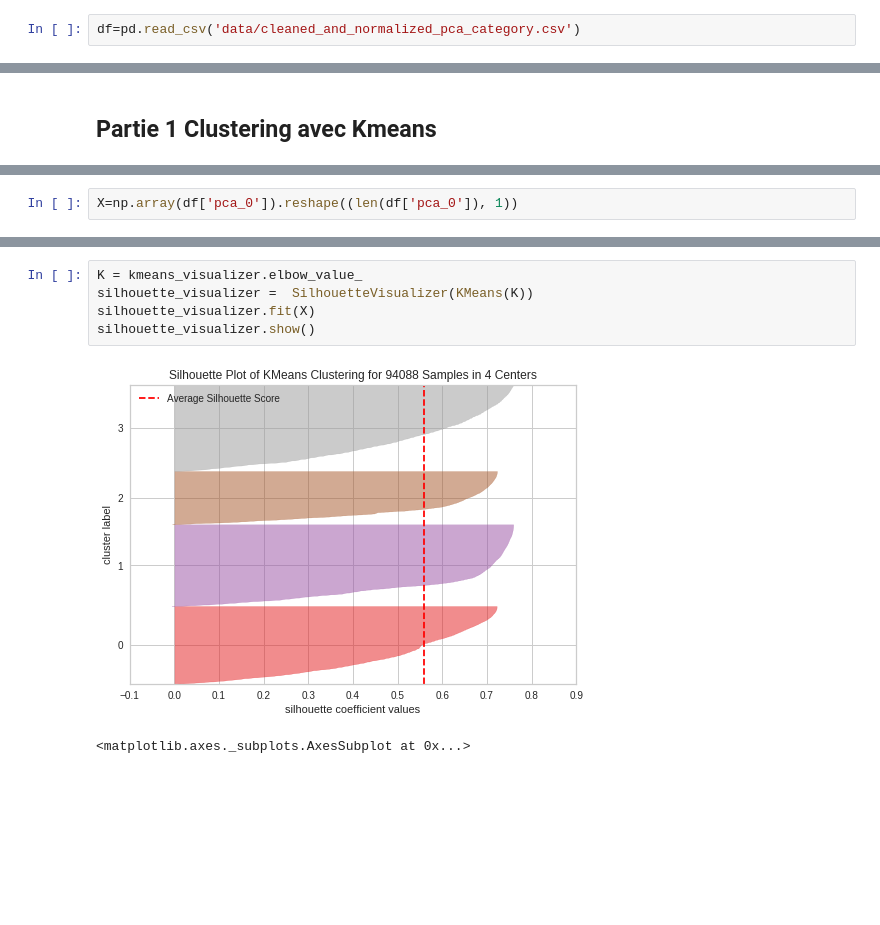
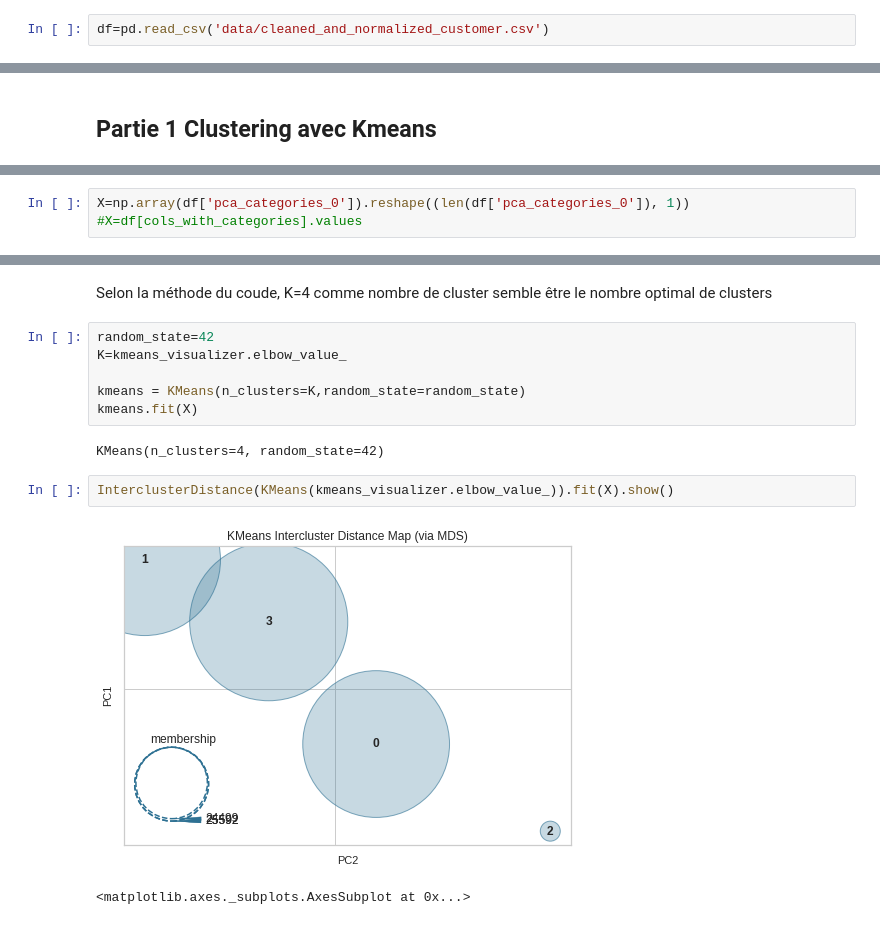
Before and after one commit to hoochycoochie/p5ml, a Jupyter notebook: DIOP_Amadou_2_notebook_essai_092022.ipynb, the cells around one changed output, grey strips where cells are left out. Cells and saved outputs as stored; diff of their text form; blank space fills up the shorter version.

```diff
--- a/DIOP_Amadou_2_notebook_essai_092022.ipynb
+++ b/DIOP_Amadou_2_notebook_essai_092022.ipynb
@@ -7,2 +8,2 @@ from sklearn.cluster import KMeans
 # %%
-df=pd.read_csv('data/cleaned_and_normalized_pca_category.csv')
+df=pd.read_csv('data/cleaned_and_normalized_customer.csv')
@@ -35,5 +57,6 @@ df.head()
 # %%
-X=np.array(df['pca_0']).reshape((len(df['pca_0']), 1))
+X=np.array(df['pca_categories_0']).reshape((len(df['pca_categories_0']), 1))
+#X=df[cols_with_categories].values
 # %%
 
 kmeans_visualizer = KElbowVisualizer(KMeans(),K=(2,6))
@@ -44,9 +67,16 @@ kmeans_visualizer.show()
 <matplotlib.axes._subplots.AxesSubplot at 0x...>
+# %% [markdown]
+Selon la méthode du coude, K=4 comme nombre de cluster semble être le nombre optimal de clusters
+# %%
+random_state=42
+K=kmeans_visualizer.elbow_value_
+
+kmeans = KMeans(n_clusters=K,random_state=random_state)
+kmeans.fit(X)
+# %% [output]
+KMeans(n_clusters=4, random_state=42)
 # %%
-K = kmeans_visualizer.elbow_value_
-silhouette_visualizer =  SilhouetteVisualizer(KMeans(K))
-silhouette_visualizer.fit(X)
-silhouette_visualizer.show()
+InterclusterDistance(KMeans(kmeans_visualizer.elbow_value_)).fit(X).show()
 # %% [output]
-[figure, old version]
+[figure, new version]
 <matplotlib.axes._subplots.AxesSubplot at 0x...>
```
Also changed, not shown: parts of 28 cells of this notebook, 4 other files.
